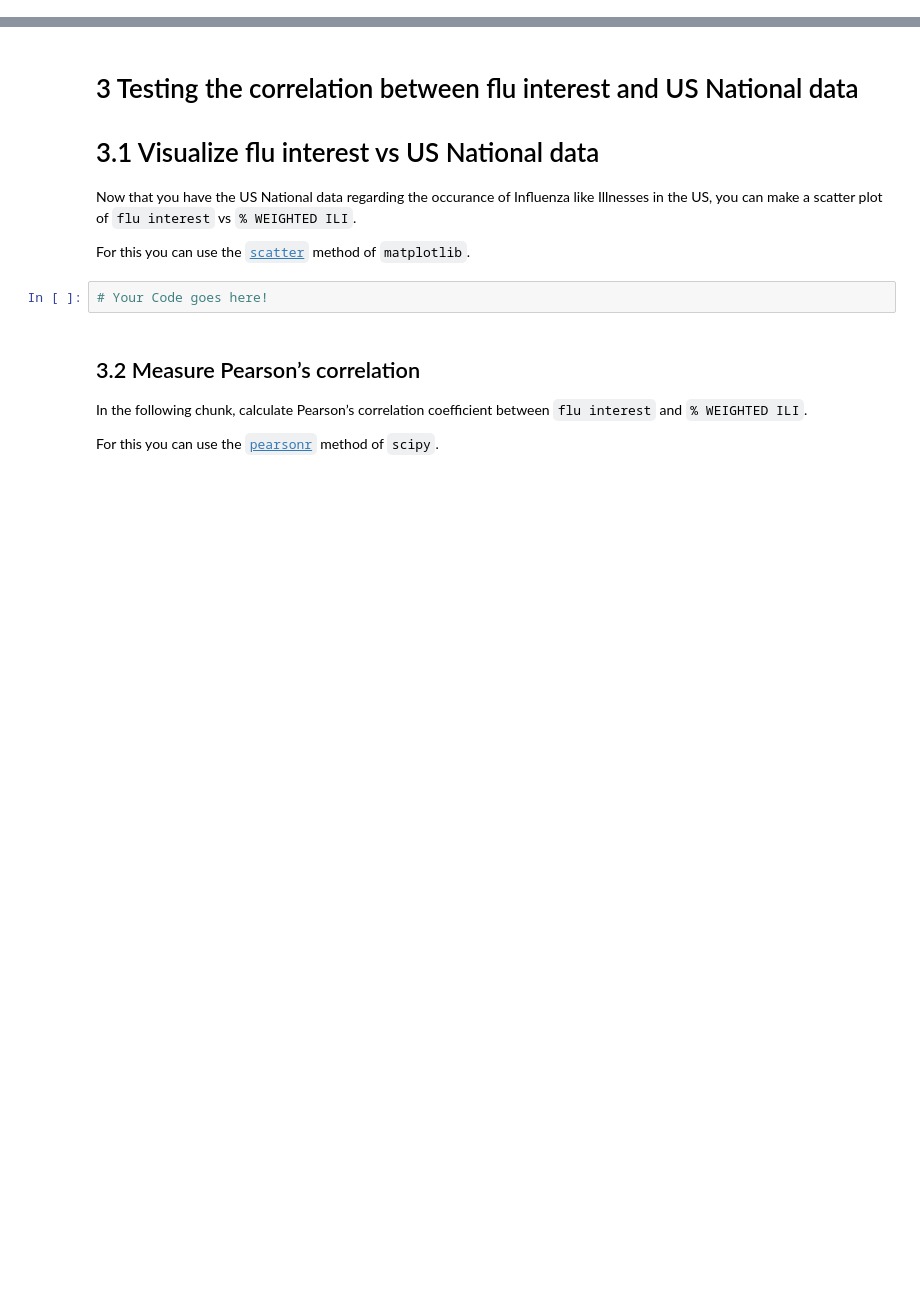
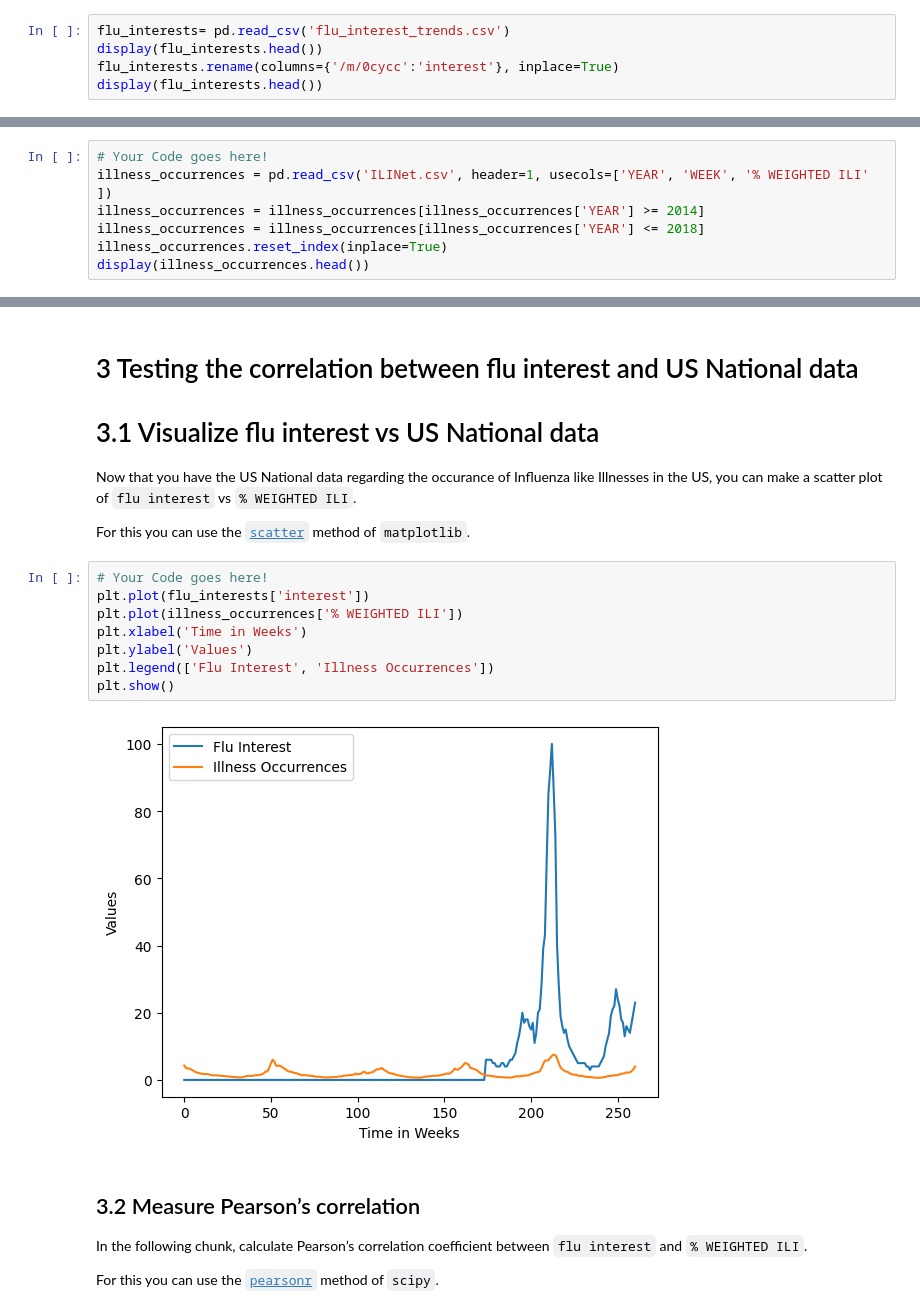
Before and after one commit to jaklvinc/FoundationsOfCSS2025, a Jupyter notebook: Exercise01/exercise_01.ipynb, the cells around one changed output, grey strips where cells are left out. Drawn from its saved outputs; the diff is of its cells as text; blank space fills up the shorter version.

```diff
--- a/Exercise01/exercise_01.ipynb
+++ b/Exercise01/exercise_01.ipynb
@@ -303,0 +275,5 @@ Normally you could use the TrendReq class from the pytrends library to access go
+# %%
+flu_interests= pd.read_csv('flu_interest_trends.csv')
+display(flu_interests.head())
+flu_interests.rename(columns={'/m/0cycc':'interest'}, inplace=True)
+display(flu_interests.head())
@@ -314,0 +302,7 @@ In the `Excercise 1` folder you will find a file named `ILINet.csv`, which conta
+# %%
+# Your Code goes here!
+illness_occurrences = pd.read_csv('ILINet.csv', header=1, usecols=['YEAR', 'WEEK', '% WEIGHTED ILI' ])
+illness_occurrences = illness_occurrences[illness_occurrences['YEAR'] >= 2014]
+illness_occurrences = illness_occurrences[illness_occurrences['YEAR'] <= 2018]
+illness_occurrences.reset_index(inplace=True)
+display(illness_occurrences.head())
@@ -320,8 +321,16 @@ In the `Excercise 1` folder you will find a file named `ILINet.csv`, which conta
 Now that you have the US National data regarding the occurance of Influenza like Illnesses in the US, you can make a scatter plot of `flu interest` vs `% WEIGHTED ILI`.
 
 For this you can use the [`scatter`](https://matplotlib.org/stable/api/_as_gen/matplotlib.pyplot.scatter.html) method of `matplotlib`.
-# %%
-# Your Code goes here!
+# %%
+# Your Code goes here!
+plt.plot(flu_interests['interest'])
+plt.plot(illness_occurrences['% WEIGHTED ILI'])
+plt.xlabel('Time in Weeks')
+plt.ylabel('Values')
+plt.legend(['Flu Interest', 'Illness Occurrences'])
+plt.show()
+# %% [output]
+[figure, added]
 # %% [markdown]
 ## 3.2 Measure Pearson’s correlation
 
```
Also changed, not shown: parts of 14 cells of this notebook.
